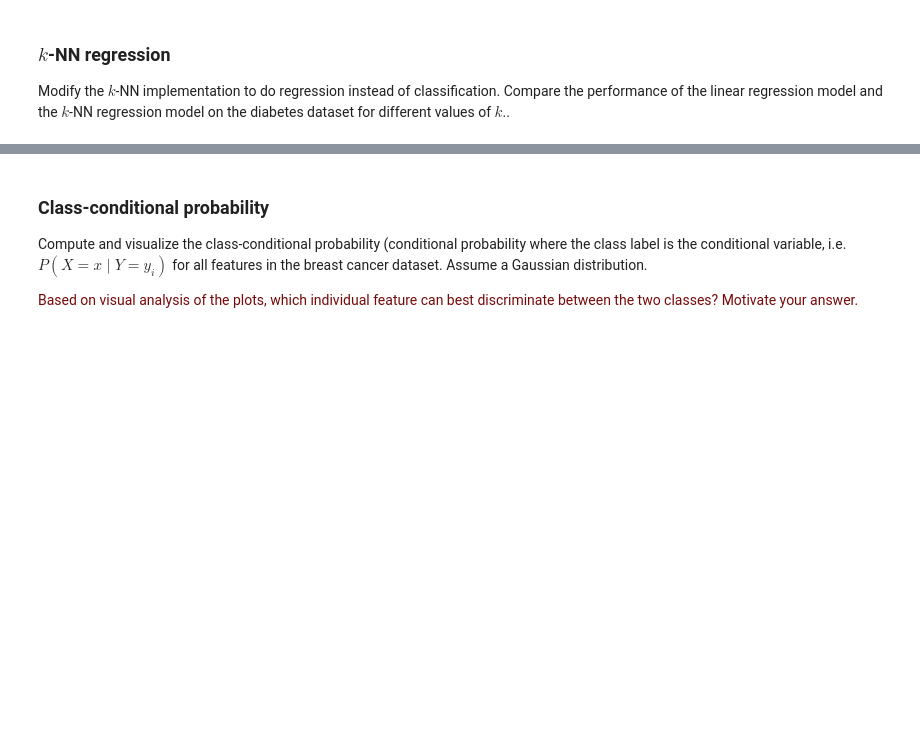
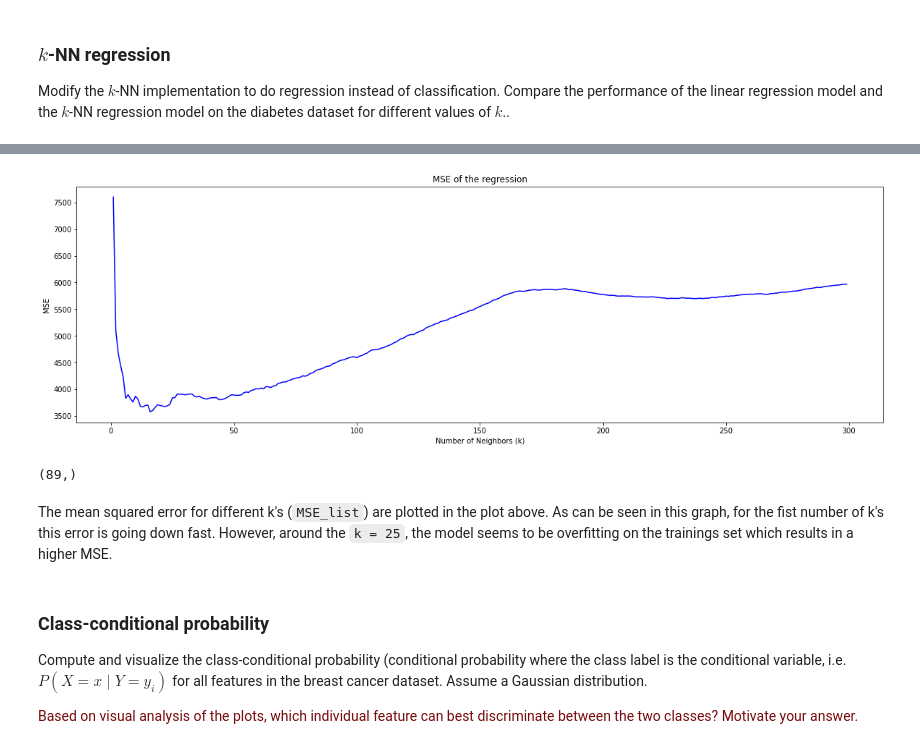
Before and after one commit to bram-boerenkamp/8dm50-machine-learning-master, a Jupyter notebook: practicals/week_1.ipynb, the cells around one changed output, grey strips where cells are left out. Cells and saved outputs as stored; diff of their text form; code cells hidden in the pictures; blank space fills up the shorter version.

```diff
--- a/practicals/week_1.ipynb
+++ b/practicals/week_1.ipynb
@@ -370,3 +278,35 @@ print(y_test.shape)
+# %%
+X_dia = diabetes.data  # features
+y_dia= diabetes.target  # labels
+
+#Normalize
+X_min = X_dia.min(axis=0)
+X_max = X_dia.max(axis=0)
+X_norm = (X_dia - X_min) / (X_max - X_min)
+
+X_train, X_test, y_train, y_test = train_test_split(X_norm, y_dia, test_size=0.2)
+k_values = list(range(1, 300)) #iterate over different k values, modify this value to determine the number of neighbours
+MSE_list = [] #store the mean squared errors
+
+for k in k_values:
+    knn = KNN_general(k=k) #initialize the k value
+    knn.fit(X_train, y_train) #fit the train data
+    y_pred = knn.predict(X_test, kind="regression")
+    knn_mse = mse(y_test, y_pred)
+    MSE_list.append(knn_mse)
+
+plt.figure(figsize=(20, 6))
+plt.plot(k_values, MSE_list, color='b')
+plt.title('MSE of the regression')
+plt.xlabel('Number of Neighbors (k)')
+plt.ylabel('MSE')
+plt.grid(False)
+plt.show()
+# %% [output]
+[figure, added]
+(89,)
+# %% [markdown]
+The mean squared error for different k's (`MSE_list`) are plotted in the plot above. As can be seen in this graph, for the fist number of k's this error is going down fast. However, around the `k = 25`, the model seems to be overfitting on the trainings set which results in a higher MSE.
 # %% [markdown]
 ### Class-conditional probability
 
```
Also changed, not shown: parts of 9 cells of this notebook, 3 other files.
